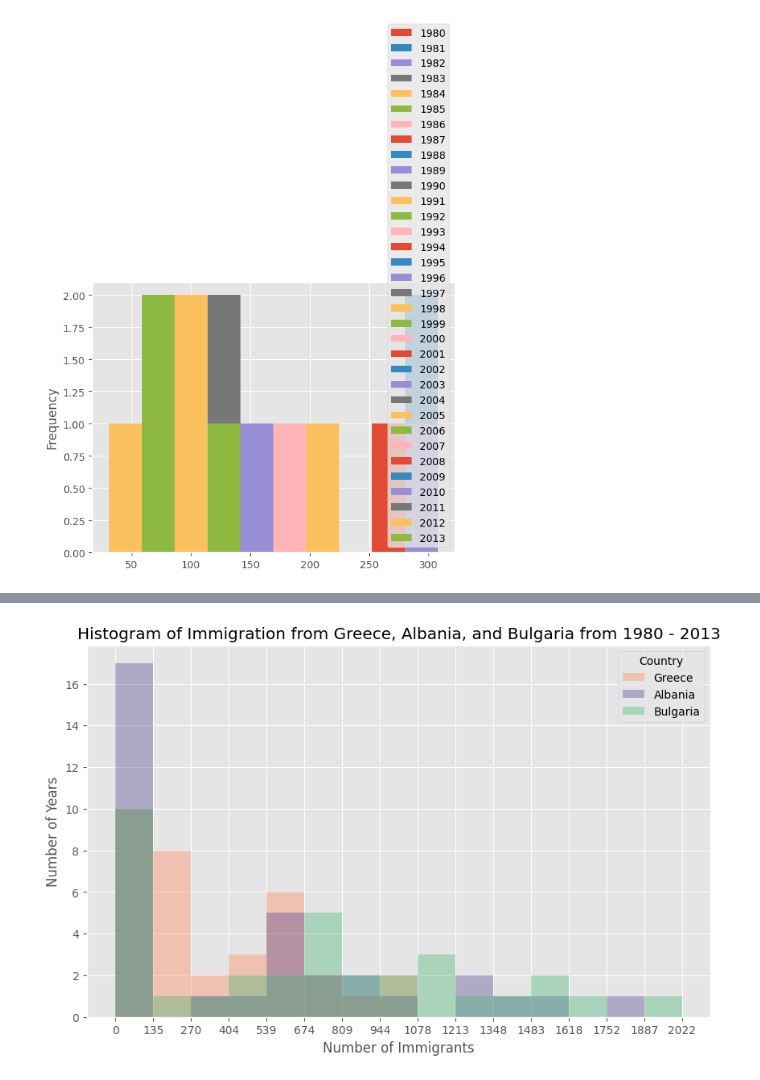
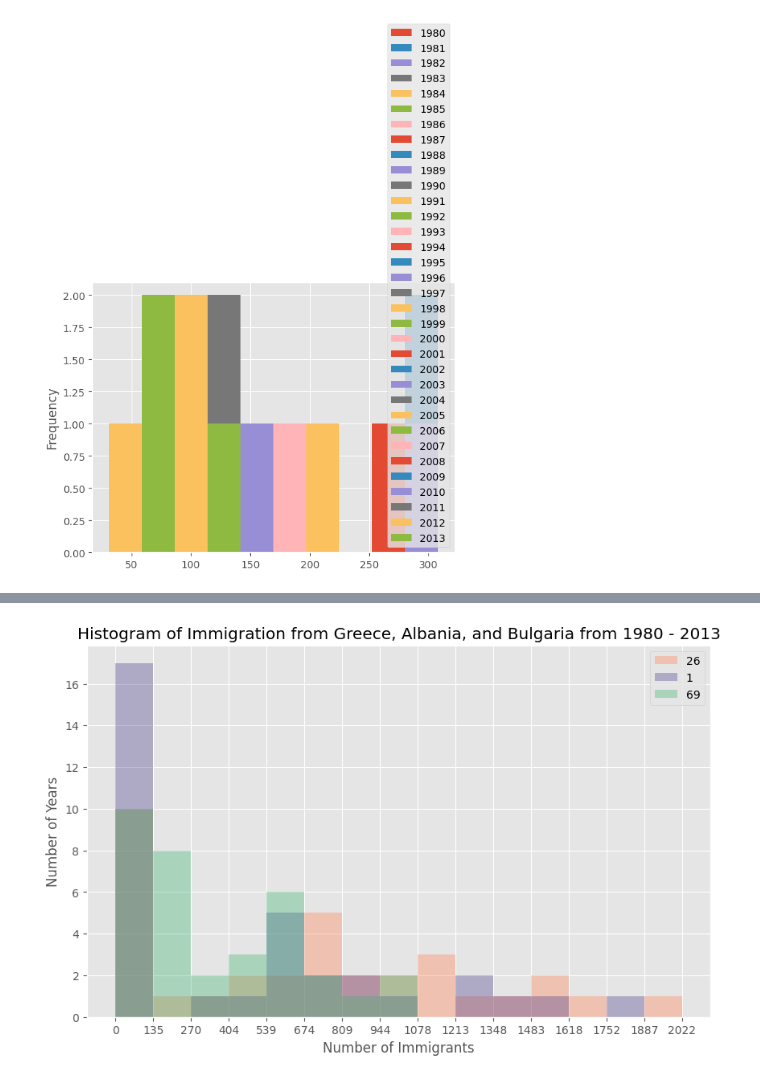
Before and after one commit to evanssamwel/Data-Visualization-with-Python, a Jupyter notebook: Area Plots, Histograms, and Bar Plots.ipynb, the cells around one changed output, grey strips where cells are left out. Saved outputs shown, nothing was run; the diff lists cells and outputs as text; code cells hidden in the pictures.

```diff
--- a/Area Plots, Histograms, and Bar Plots.ipynb
+++ b/Area Plots, Histograms, and Bar Plots.ipynb
@@ -40,17 +11,13 @@ Successfully installed openpyxl-3.1.5
 import numpy as np  # useful for many scientific computing in Python
 import pandas as pd # primary data structure library
 # %%
-# Install necessary modules for fetching data and working with excel files
-!pip install pandas openpyxl requests
+# The following code imports the requests library which is used to make web requests in Python
+import requests # imports the requests library
 
-import pandas as pd # primary data structure library
-import requests # used to fetch data from a URL
-import io
+# The following line downloads the excel file from the given URL
+text = requests.get('https://cf-courses-data.s3.us.cloud-object-storage.appdomain.cloud/IBMDeveloperSkillsNetwork-DV0101EN-SkillsNetwork/Data%20Files/Canada.xlsx').content
 
-URL = 'https://cf-courses-data.s3.us.cloud-object-storage.appdomain.cloud/IBMDeveloperSkillsNetwork-DV0101EN-SkillsNetwork/Data%20Files/Canada.xlsx'
-resp = requests.get(URL) # Use requests.get to fetch data from the URL
-text = io.BytesIO(resp.content) # Use resp.content to get the content of the response
-
+# The pandas library is used to read the excel file into a dataframe
 df_can = pd.read_excel(
     text,
     sheet_name='Canada by Citizenship',
@@ -125,8 +79,3 @@ df_can.columns = list(map(str, df_can.columns))
 all(isinstance(column, str) for column in df_can.columns)
 # %% [output]
 True
-# %%
-df_can.set_index('Country', inplace=True)
-
-# Let's view the first five elements and see how the dataframe was changed
-df_can.head()
@@ -142,6 +81,0 @@ df_can.head()
-# %%
-# Convert numeric columns to a numeric type before summing
-df_can['Total'] = df_can[df_can.columns.difference(['Continent','Region'])].apply(pd.to_numeric, errors='coerce').sum(axis=1)
-
-# let's view the first five elements and see how the dataframe was changed
-df_can.head()
@@ -156,0 +82,4 @@ df_can.head()
+# %%
+# prompt:  an extra column called Total that presents the total number of immigrants from each country in the dataset from 1980 - 2013
+
+df_can['Total'] = df_can.loc[:, '1980':'2013'].sum(axis=1)
@@ -437,26 +426,26 @@ plt.show()
 # %%
 # create a dataframe of the countries of interest (cof)
-df_cof = df_can.loc[['Greece', 'Albania', 'Bulgaria'], years]
+df_cof = df_can.loc[df_can['Country'].isin(['Greece', 'Albania', 'Bulgaria']), years] # filter the dataframe based on the values in the 'Country' column
 
 # transpose the dataframe
 df_cof = df_cof.transpose()
 
 # let's get the x-tick values
 count, bin_edges = np.histogram(df_cof, 15)
 
 # Un-stacked Histogram
 df_cof.plot(kind ='hist',
-            figsize=(10, 6),
-            bins=15,
-            alpha=0.35,
-            xticks=bin_edges,
-            color=['coral', 'darkslateblue', 'mediumseagreen']
-            )
+                figsize=(10, 6),
+                bins=15,
+                alpha=0.35,
+                xticks=bin_edges,
+                color=['coral', 'darkslateblue', 'mediumseagreen']
+                )
 
 plt.title('Histogram of Immigration from Greece, Albania, and Bulgaria from 1980 - 2013')
 plt.ylabel('Number of Years')
 plt.xlabel('Number of Immigrants')
 
 plt.show()
 # %% [output]
-[figure, old version]
+[figure, new version]
```
Also changed, not shown: parts of 37 cells of this notebook.
